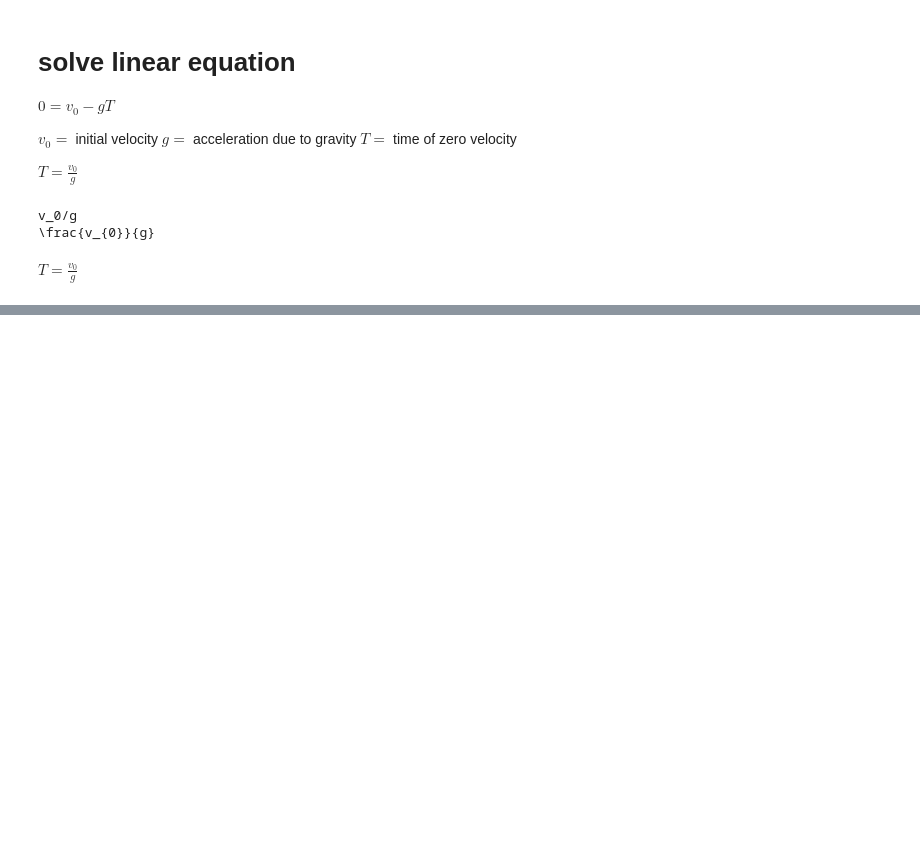
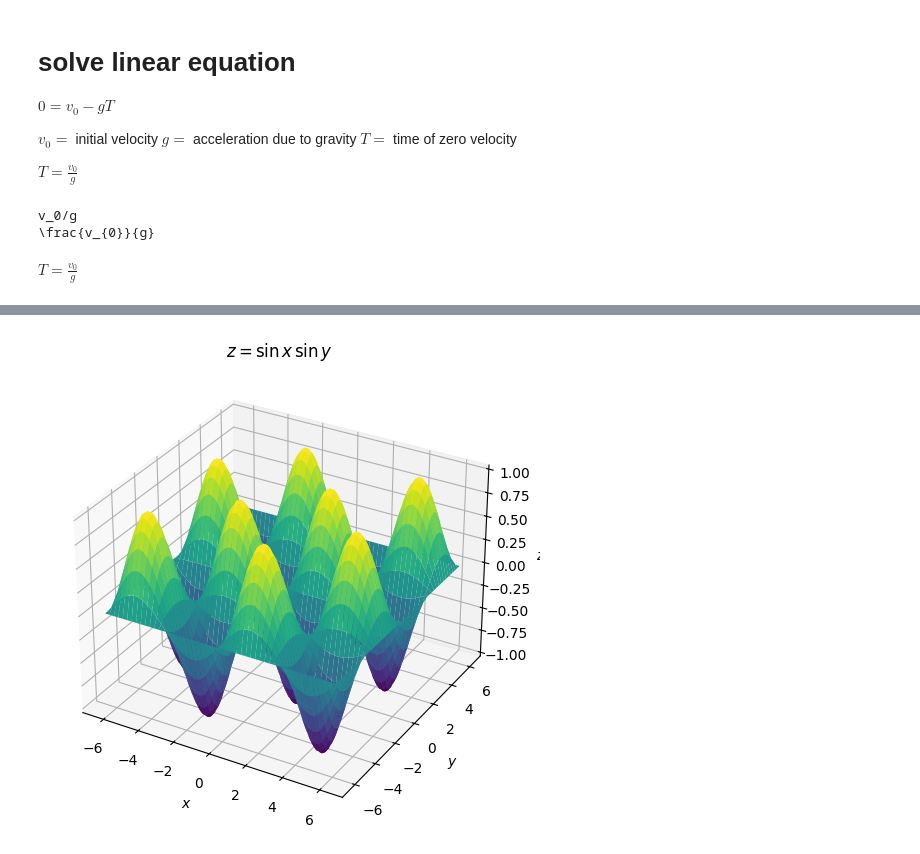
Before and after one commit to UW-ParksidePhysics/computational-tools, a Jupyter notebook: EquationSolvers.ipynb, the cells around one changed output, grey strips where cells are left out. Cells and saved outputs as stored; diff of their text form; code cells hidden in the pictures; blank space fills up the shorter version.

```diff
--- a/EquationSolvers.ipynb
+++ b/EquationSolvers.ipynb
@@ -31,0 +81,31 @@ $T = \frac{v_{0}}{g}$
+# %%
+import numpy as np
+import matplotlib.pyplot as plt
+from mpl_toolkits.mplot3d import Axes3D  # Import is needed for 3D plotting
+
+# Generate data
+x = np.linspace(-2*np.pi, 2*np.pi, 1000)  # x-coordinates
+y = np.linspace(-2*np.pi, 2*np.pi, 1000)  # y-coordinates
+x, y = np.meshgrid(x, y)     # Create a grid for x and y
+z = np.sin(x)*np.sin(y)              # Calculate z values based on the function
+
+# Create a figure for 3D plotting
+fig = plt.figure(figsize=(8, 6))
+ax = fig.add_subplot(111, projection='3d')
+
+# Create the surface plot
+surface = ax.plot_surface(x, y, z, cmap='viridis', edgecolor='none')
+
+# Add color bar for scale
+#fig.colorbar(surface, ax=ax, shrink=0.5, aspect=10)
+
+# Set plot titles and labels
+ax.set_title(r"$z = \sin x \, \sin y $")
+ax.set_xlabel( r"$x$")
+ax.set_ylabel( r"$y$")
+ax.set_zlabel( r"$z$")
+
+# Show the plot
+plt.show()
+# %% [output]
+[figure, added]
```
Also changed, not shown: parts of 2 cells of this notebook, 2 other files.
